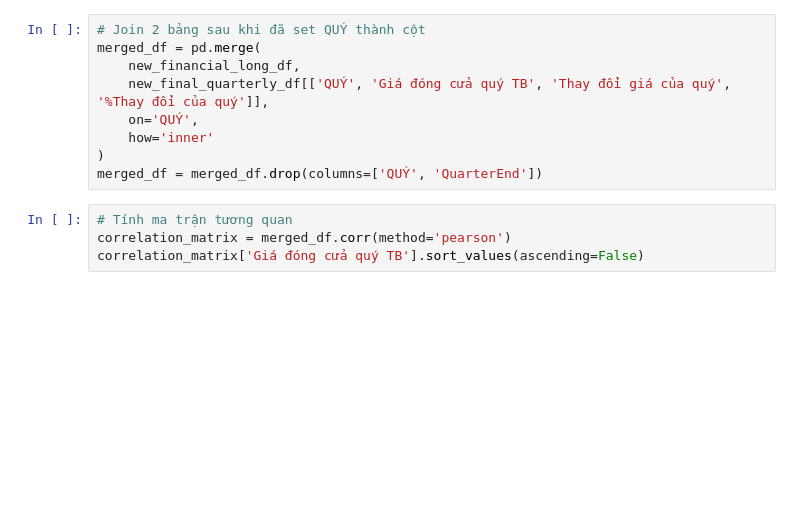
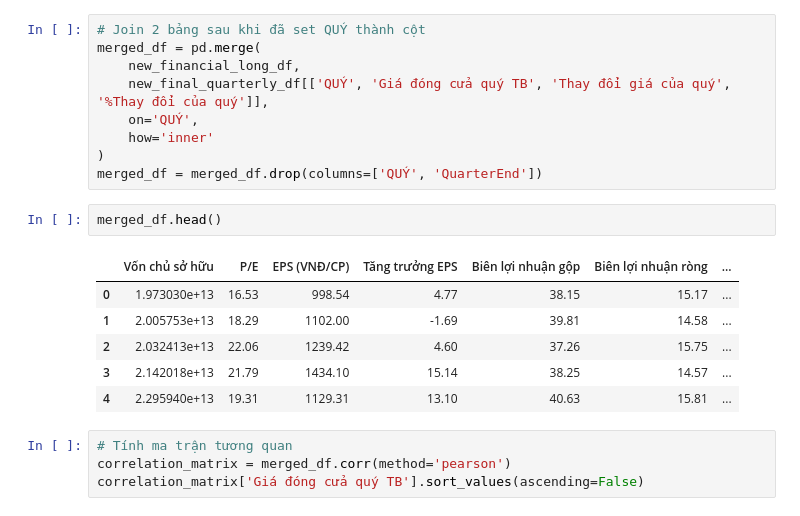
Before and after one commit to DangShark/Data_Mining, a Jupyter notebook: final_report.ipynb, the cells around one changed output. Saved outputs shown, nothing was run; the diff lists cells and outputs as text; blank space fills up the shorter version.

```diff
--- a/final_report.ipynb
+++ b/final_report.ipynb
@@ -585,6 +585,15 @@ merged_df = pd.merge(
     how='inner'
 )
 merged_df = merged_df.drop(columns=['QUÝ', 'QuarterEnd'])
+# %%
+merged_df.head()
+# %% [output]
+|  | Vốn chủ sở hữu | P/E | EPS (VNĐ/CP) | Tăng trưởng EPS | Biên lợi nhuận gộp | Biên lợi nhuận ròng | ... |
+| 0 | 1.973030e+13 | 16.53 | 998.54 | 4.77 | 38.15 | 15.17 | ... |
+| 1 | 2.005753e+13 | 18.29 | 1102.00 | -1.69 | 39.81 | 14.58 | ... |
+| 2 | 2.032413e+13 | 22.06 | 1239.42 | 4.60 | 37.26 | 15.75 | ... |
+| 3 | 2.142018e+13 | 21.79 | 1434.10 | 15.14 | 38.25 | 14.57 | ... |
+| 4 | 2.295940e+13 | 19.31 | 1129.31 | 13.10 | 40.63 | 15.81 | ... |
 # %%
 # Tính ma trận tương quan
 correlation_matrix = merged_df.corr(method='pearson')
```
Also changed, not shown: parts of 1 cell of this notebook.
